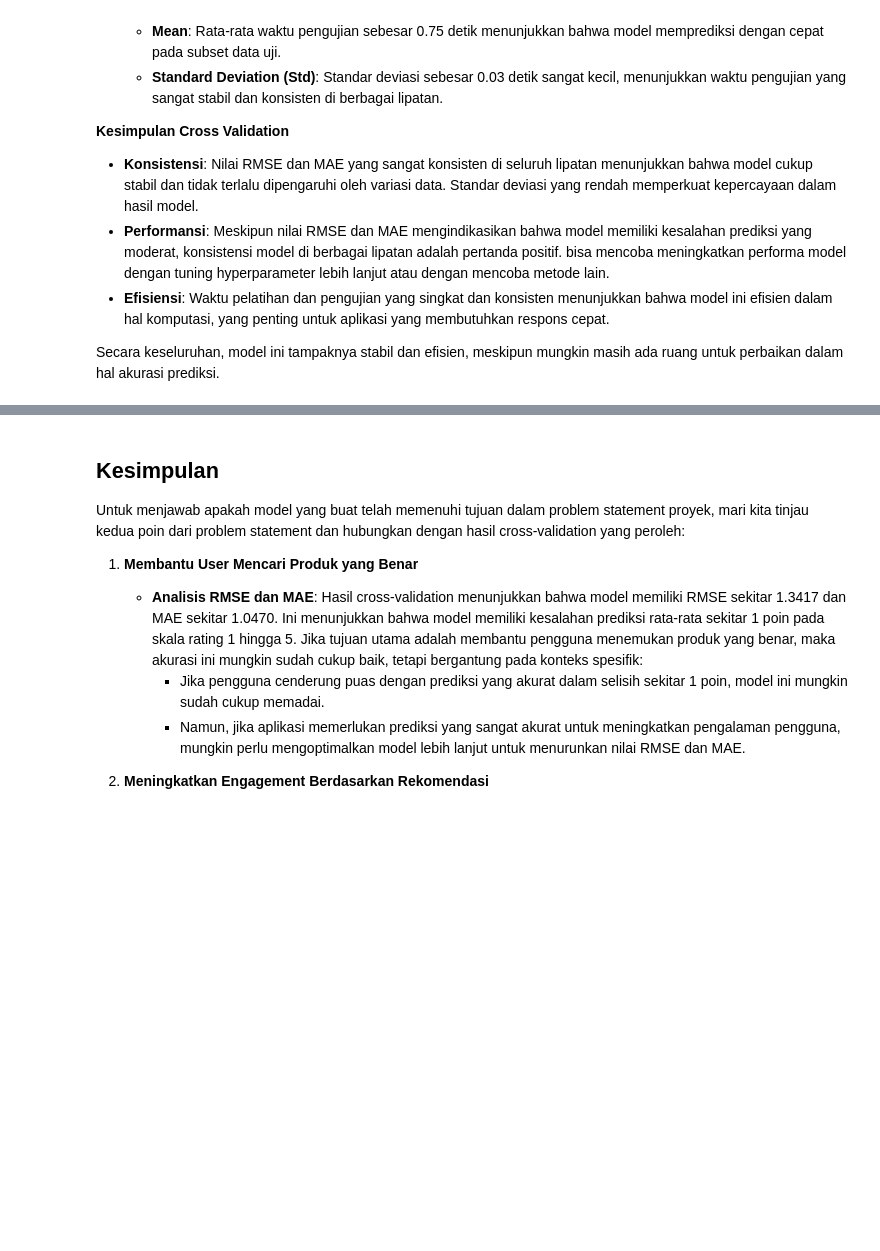
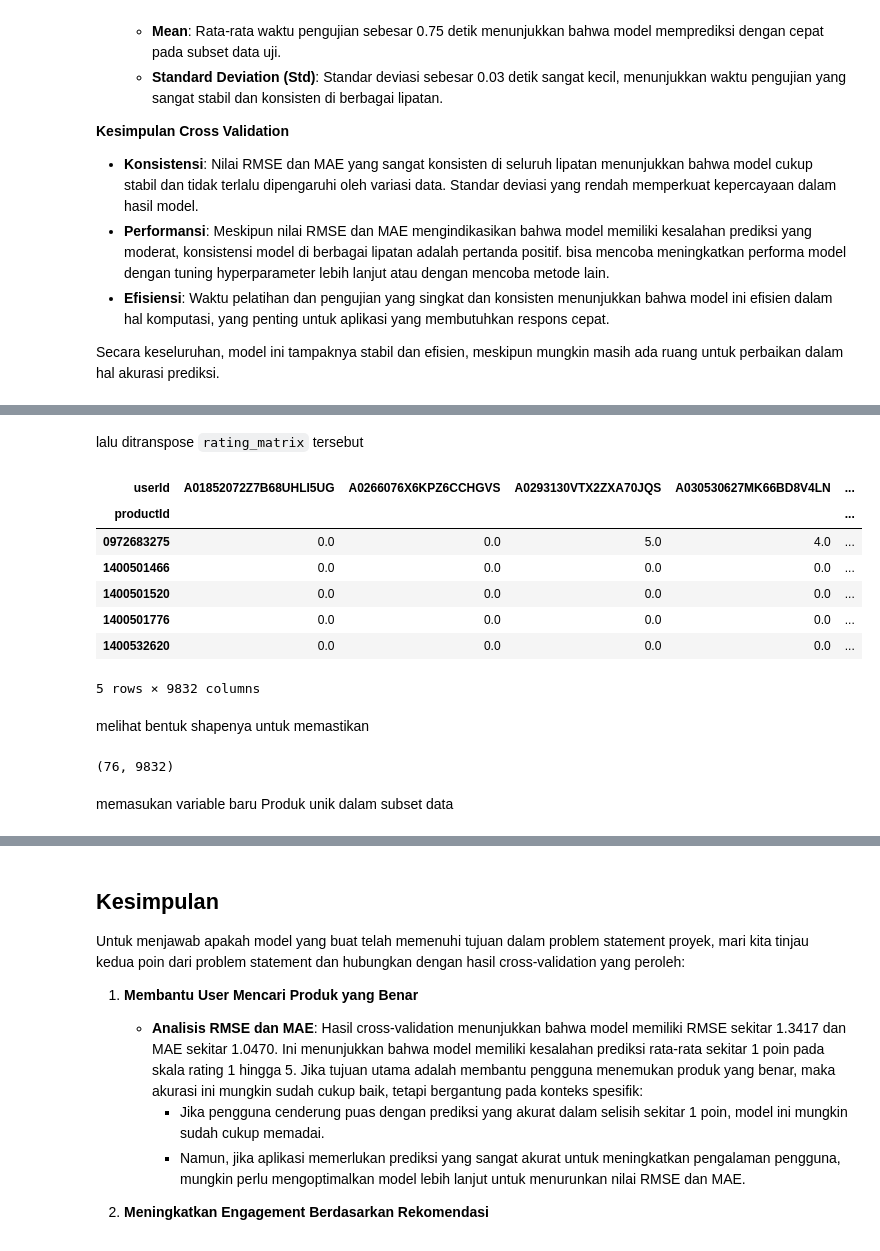
Before and after one commit to olober76/AmazonRecomsys, a Jupyter notebook: AmazonRecomSys.ipynb, the cells around one changed output, grey strips where cells are left out. Drawn from its saved outputs; the diff is of its cells as text; code cells hidden in the pictures; blank space fills up the shorter version.

```diff
--- a/AmazonRecomSys.ipynb
+++ b/AmazonRecomSys.ipynb
@@ -693,0 +721,22 @@ Secara keseluruhan, model ini tampaknya stabil dan efisien, meskipun mungkin mas
+# %% [markdown]
+lalu ditranspose `rating_matrix` tersebut
+# %%
+X = ratings_matrix.T
+X.head()
+# %% [output]
+| userId | A01852072Z7B68UHLI5UG | A0266076X6KPZ6CCHGVS | A0293130VTX2ZXA70JQS | A030530627MK66BD8V4LN | ... |
+| productId |  |  |  |  | ... |
+| 0972683275 | 0.0 | 0.0 | 5.0 | 4.0 | ... |
+| 1400501466 | 0.0 | 0.0 | 0.0 | 0.0 | ... |
+| 1400501520 | 0.0 | 0.0 | 0.0 | 0.0 | ... |
+| 1400501776 | 0.0 | 0.0 | 0.0 | 0.0 | ... |
+| 1400532620 | 0.0 | 0.0 | 0.0 | 0.0 | ... |
+5 rows × 9832 columns
+# %% [markdown]
+melihat bentuk shapenya untuk memastikan
+# %%
+X.shape
+# %% [output]
+(76, 9832)
+# %% [markdown]
+memasukan variable baru Produk unik dalam subset data
```
Also changed, not shown: parts of 22 cells of this notebook.
